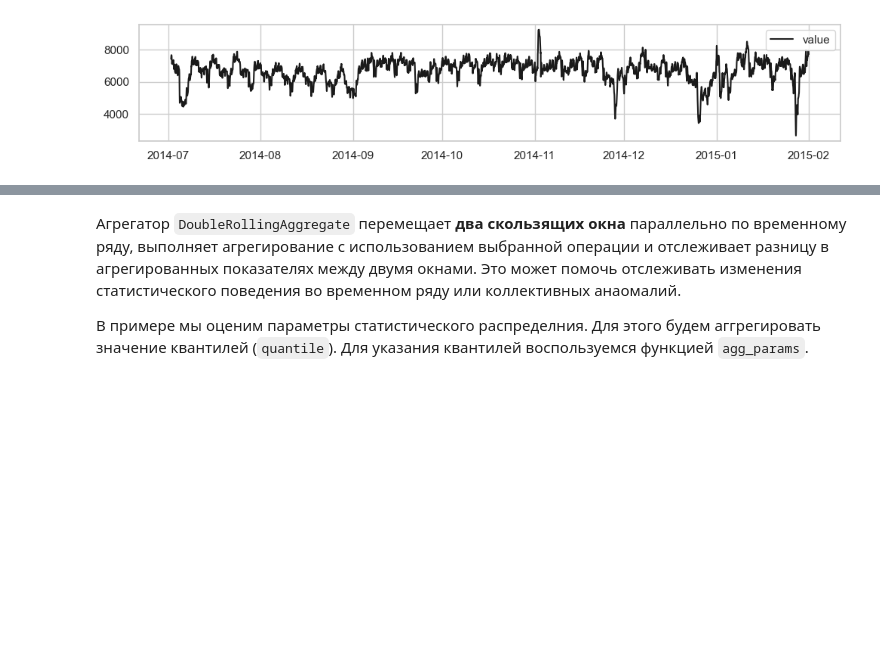
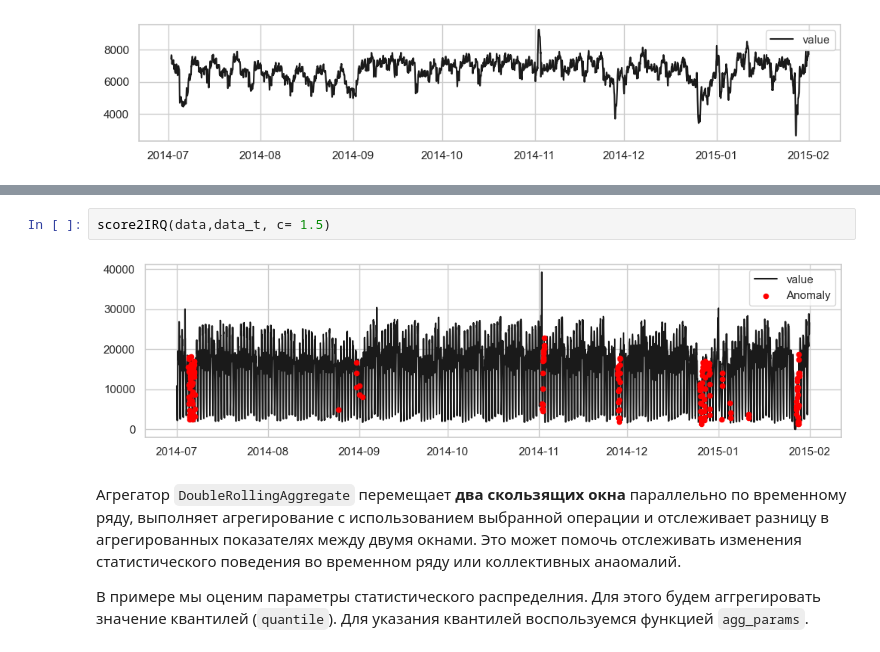
Before and after one commit to MVRonkin/TimeSeriesCourse, a Jupyter notebook: 2024/WS/Юнит 21 - anomaly_detect_TS.ipynb, the cells around one changed output, grey strips where cells are left out. Saved outputs shown, nothing was run; the diff lists cells and outputs as text; blank space fills up the shorter version.

```diff
--- a/2024/WS/Юнит 21 - anomaly_detect_TS.ipynb
+++ b/2024/WS/Юнит 21 - anomaly_detect_TS.ipynb
@@ -290,3 +300,7 @@ plot_an(data_t, figsize=(12,2));
+# %%
+score2IRQ(data,data_t, c= 1.5)
+# %% [output]
+[figure, added]
 # %% [markdown]
 Агрегатор `DoubleRollingAggregate` перемещает __два скользящих окна__ параллельно по временному ряду, выполняет агрегирование с использованием выбранной операции и отслеживает разницу в агрегированных показателях между двумя окнами. Это может помочь отслеживать изменения статистического поведения во временном ряду или коллективных анаомалий.
 
```
Also changed, not shown: parts of 16 cells of this notebook, 16 other files.
